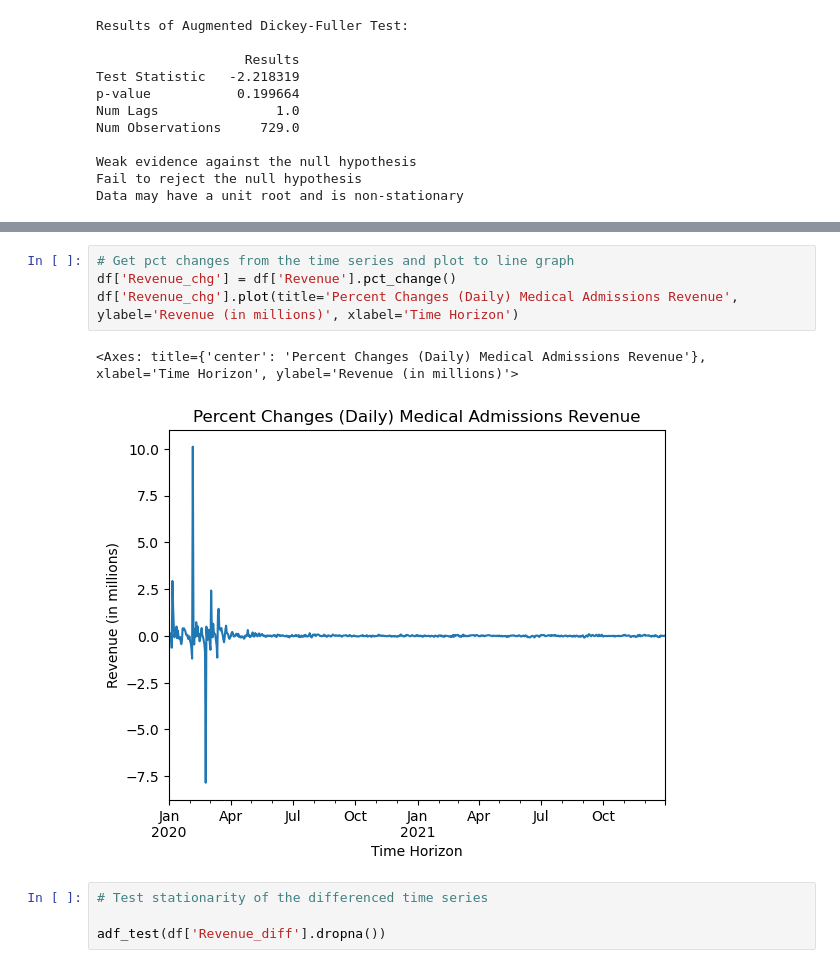
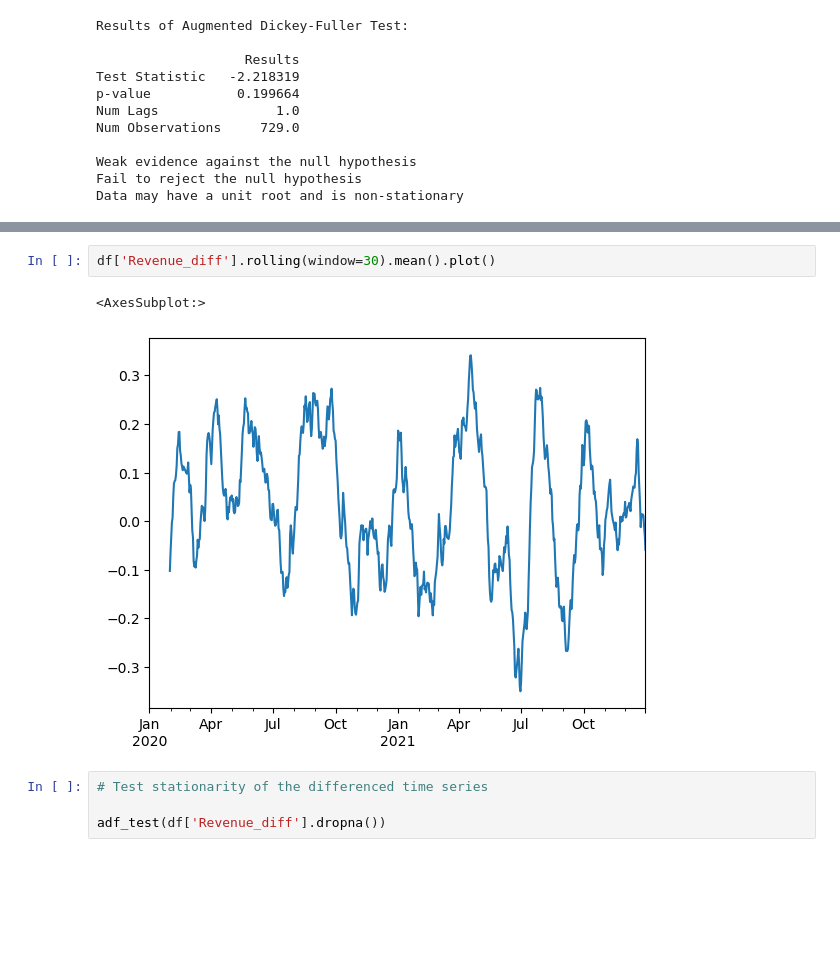
Before and after one commit to jtrawick/D213, a Jupyter notebook: Task1-Time_Series_Modeling/D213_task1.ipynb, the cells around one changed output, grey strips where cells are left out. Cells and saved outputs as stored; diff of their text form; blank space fills up the shorter version.

```diff
--- a/Task1-Time_Series_Modeling/D213_task1.ipynb
+++ b/Task1-Time_Series_Modeling/D213_task1.ipynb
@@ -94,11 +89,9 @@ df['Revenue_diff'].plot(title='Differenced (Daily) Medical Admissions Revenue',
 [figure]
-# %%
-# Get pct changes from the time series and plot to line graph
-df['Revenue_chg'] = df['Revenue'].pct_change()
-df['Revenue_chg'].plot(title='Percent Changes (Daily) Medical Admissions Revenue', ylabel='Revenue (in millions)', xlabel='Time Horizon')
-# %% [output]
-<Axes: title={'center': 'Percent Changes (Daily) Medical Admissions Revenue'}, xlabel='Time Horizon', ylabel='Revenue (in millions)'>
-[figure, removed]
+# %%
+df['Revenue_diff'].rolling(window=30).mean().plot()
+# %% [output]
+<AxesSubplot:>
+[figure, added]
 # %%
 # Test stationarity of the differenced time series
 
```
Also changed, not shown: parts of 14 cells of this notebook.
